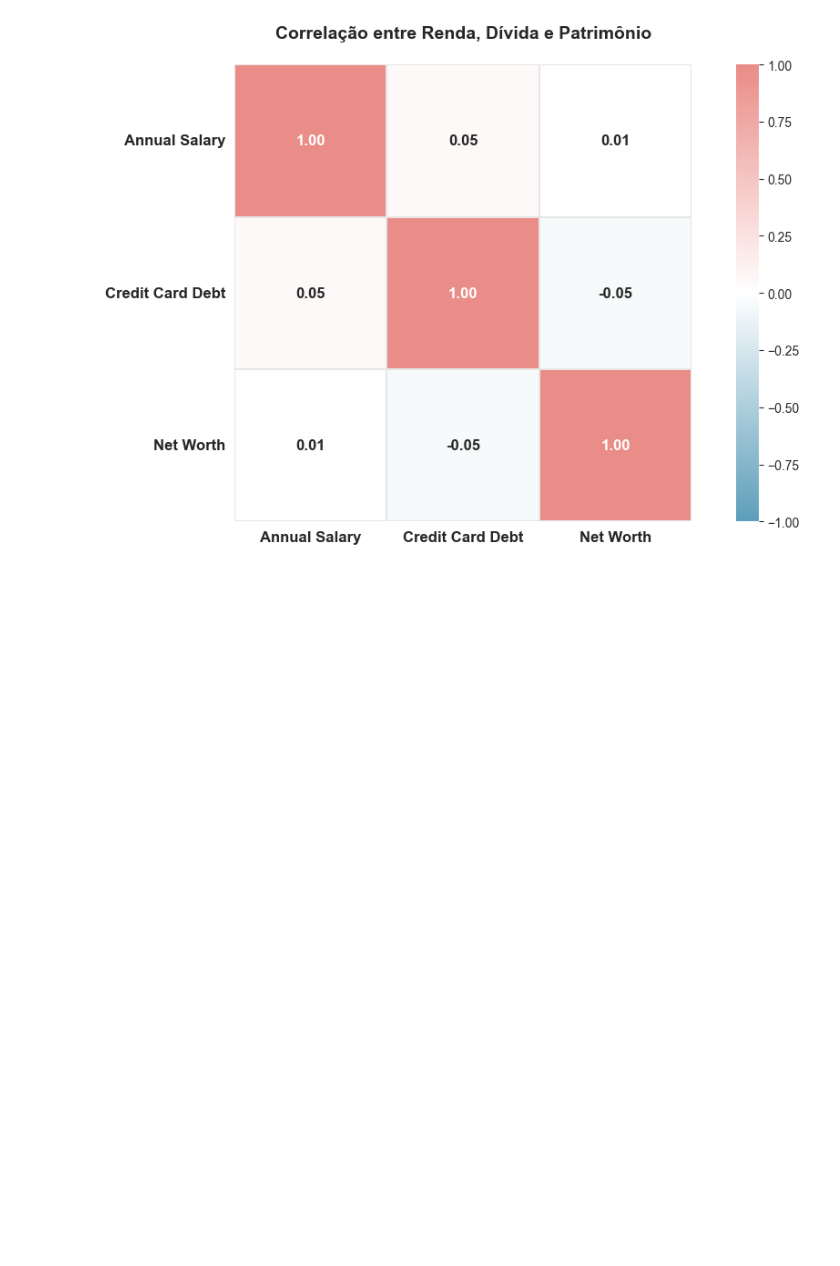
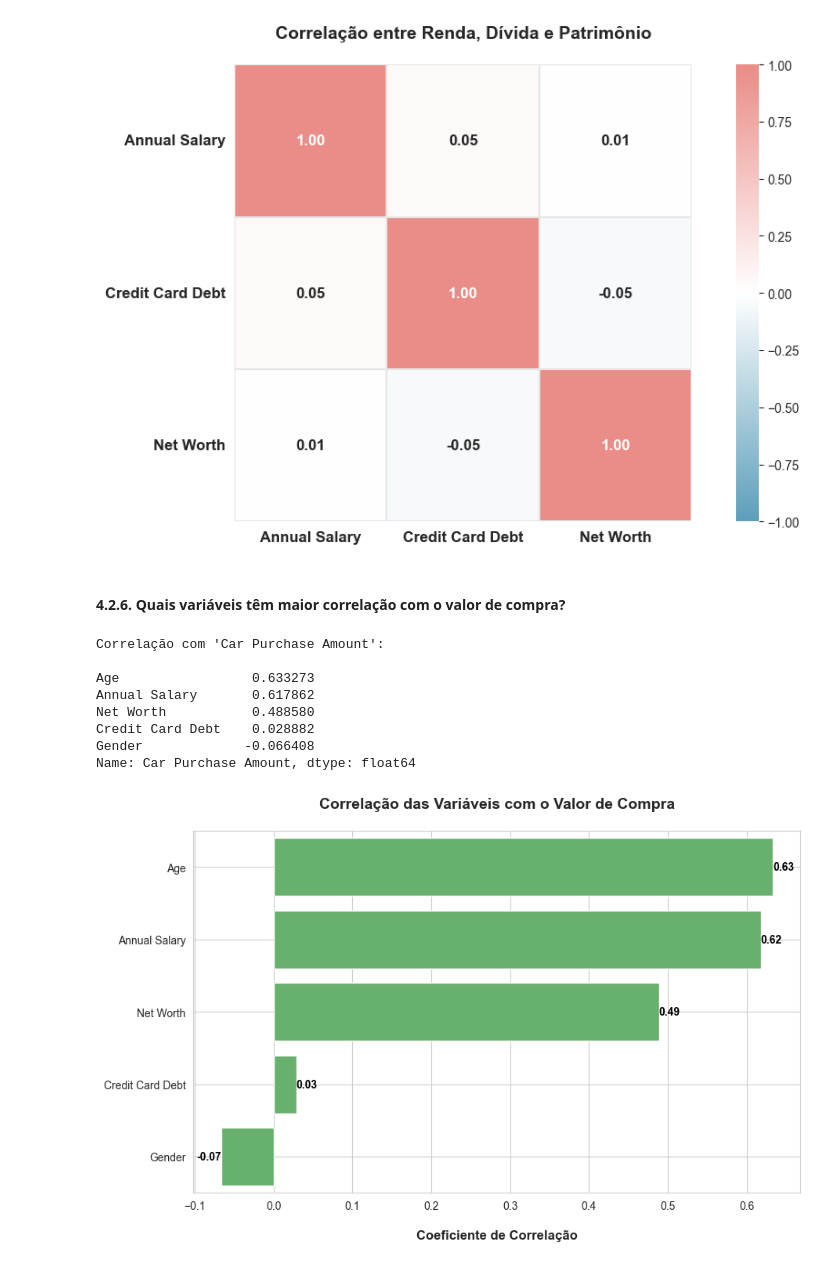
Before and after one commit to emso-exe/Compra_de_carro, a Jupyter notebook: 000_analise_exploratoria.ipynb, the cells around one changed output. Drawn from its saved outputs; the diff is of its cells as text; code cells hidden in the pictures; blank space fills up the shorter version.

```diff
--- a/000_analise_exploratoria.ipynb
+++ b/000_analise_exploratoria.ipynb
@@ -737,3 +746,45 @@ plt.tight_layout()
 plt.show()
 # %% [output]
 [figure]
+# %% [markdown]
+#### 4.2.6. Quais variáveis têm maior correlação com o valor de compra?
+# %%
+# Selecionar apenas colunas numéricas
+numeric_cols = df.select_dtypes(include=['int', 'float'])
+
+# Calcular correlação com o target
+correlation = numeric_cols.corr()['Car Purchase Amount'].drop('Car Purchase Amount').sort_values(ascending=False)
+
+# Exibir como tabela
+print('Correlação com \'Car Purchase Amount\':\n')
+print(correlation)
+
+# Ajuste do tamanho da figura
+plt.figure(figsize=(10, 6))
+
+# Criação do barplot
+ax = sns.barplot(x=correlation.values, y=correlation.index, palette=['#5cbc64'])
+
+# Título e rótulos
+plt.title('Correlação das Variáveis com o Valor de Compra\n', fontsize=14, fontweight='bold')
+plt.xlabel('\nCoeficiente de Correlação', fontsize=12, fontweight='bold')
+plt.ylabel('', fontsize=12, fontweight='bold')
+
+# Incluir os valores dentro das barras
+for i, (value, name) in enumerate(zip(correlation.values, correlation.index)):
+    ax.text(value, i, f'{value:.2f}', va='center', ha='left' if value > 0 else 'right',
+            fontsize=10, color='black', weight='bold')
+
+# Layout final
+plt.grid(True)
+plt.show()
+# %% [output]
+Correlação com 'Car Purchase Amount':
+
+Age                 0.633273
+Annual Salary       0.617862
+Net Worth           0.488580
+Credit Card Debt    0.028882
+Gender             -0.066408
+Name: Car Purchase Amount, dtype: float64
+[figure, added]
```
Also changed, not shown: parts of 6 cells of this notebook.
